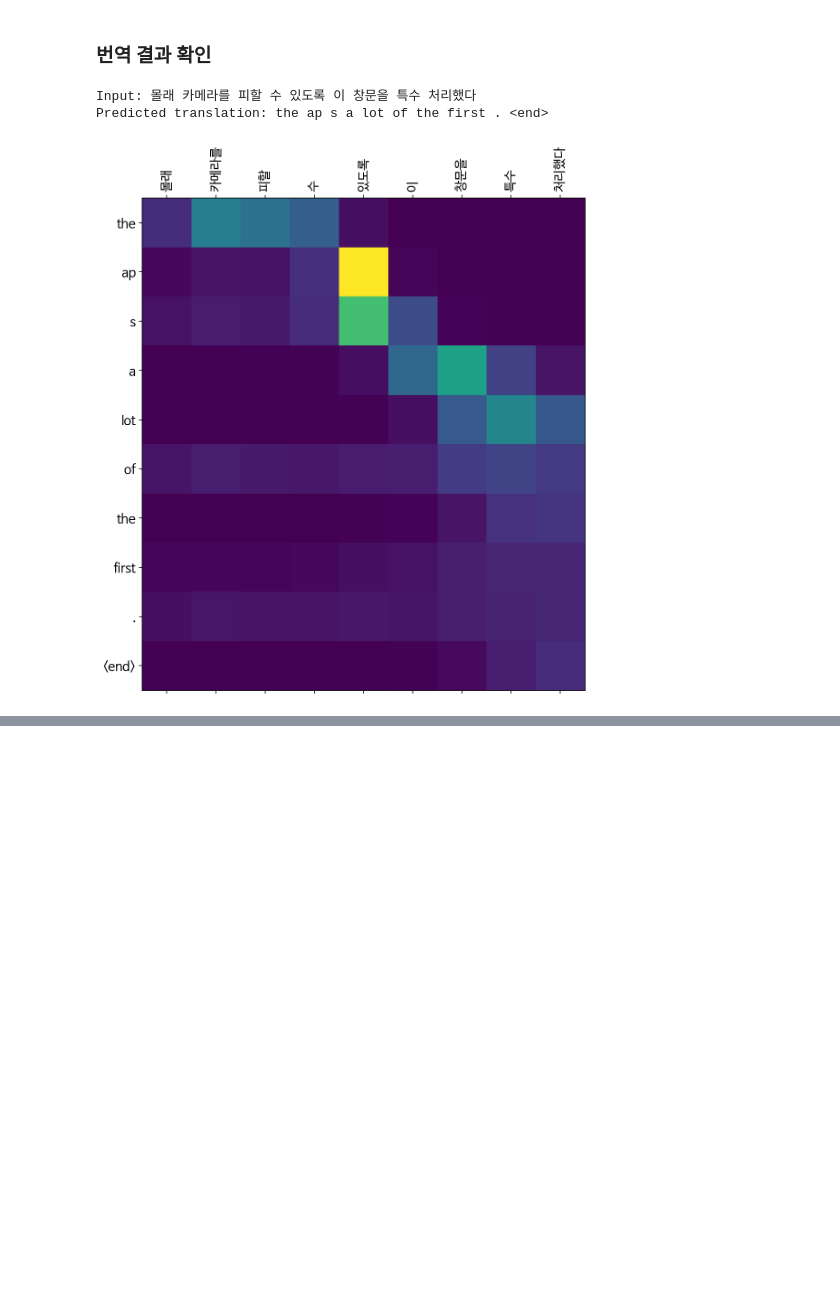
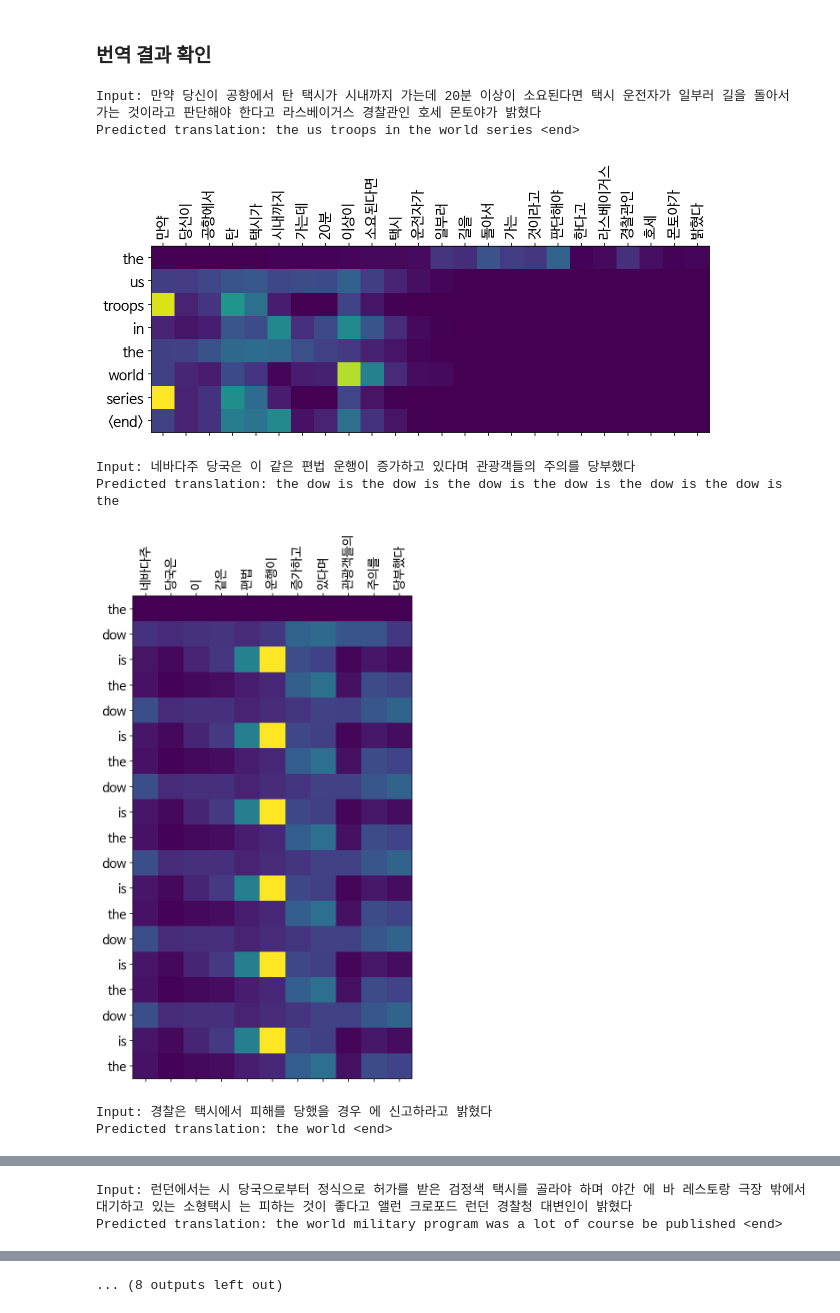
Before and after one commit to Sanghoney96/Aiffel_quest_rs, a Jupyter notebook: GoingDeeper/Quest04/kor_eng_nmt.ipynb, the cells around one changed output, grey strips where cells are left out. Drawn from its saved outputs; the diff is of its cells as text; code cells hidden in the pictures; blank space fills up the shorter version.

```diff
--- a/GoingDeeper/Quest04/kor_eng_nmt.ipynb
+++ b/GoingDeeper/Quest04/kor_eng_nmt.ipynb
@@ -72,12 +72,15 @@ dec_corpus_train = []
 
 for pair in corpus_train:
     kor, eng = pair[0], pair[1]
-    if len(kor) <= 60 and len(eng) <= 60:
-        enc_corpus_train.append(preprocess_kor(kor))
-        dec_corpus_train.append(preprocess_eng(eng))
+    kor_preprocessed = preprocess_kor(kor)
+    eng_preprocessed = preprocess_eng(eng)
 
-print("Korean:", enc_corpus_train[1972])
-print("English:", dec_corpus_train[1972])
+    if len(kor_preprocessed) <= 80 and len(eng_preprocessed) <= 80 and len(kor_preprocessed) > 2 and len(eng_preprocessed) > 2:
+        enc_corpus_train.append(kor_preprocessed)
+        dec_corpus_train.append(eng_preprocessed)
+
+print("Korean:", enc_corpus_train[2345])
+print("English:", dec_corpus_train[2345])
 
 print(len(enc_corpus_train))
 # %% [output]
@@ -99,7 +103,7 @@ print(len(enc_val))
 # %% [markdown]
 ### 모델 설계
 # %%
-BATCH_SIZE = 128
+BATCH_SIZE = 256
 SRC_VOCAB_SIZE = len(enc_tokenizer.index_word) + 1
 TGT_VOCAB_SIZE = len(dec_tokenizer.index_word) + 1
 
@@ -133,7 +137,7 @@ Attention: (128, 60, 1)
 # %% [markdown]
 ### 학습 & 추론
 # %%
-optimizer = tf.keras.optimizers.Adam(0.00005)
+optimizer = tf.keras.optimizers.Adam(0.001)
 # %%
 @tf.function
 def train_step(src, tgt, encoder, decoder, optimizer, dec_tok):
@@ -185,7 +189,7 @@ def eval_step(src, tgt, encoder, decoder, dec_tok):
 
 # Training Process with validation
 
-EPOCHS = 5
+EPOCHS = 15
 
 for epoch in range(EPOCHS):
     total_loss = 0
@@ -227,19 +231,34 @@ for epoch in range(EPOCHS):
 # %% [markdown]
 ### 번역 결과 확인
 # %%
+def mecab_tokenize(sentence):
+    mecab = MeCab.Tagger()
+    # MeCab으로 토큰화한 결과를 공백으로 구분된 단어 리스트로 변환
+    tokens = mecab.parse(sentence).splitlines()
+    tokens = [token.split('\t')[0] for token in tokens if token != '']
+    return tokens
+
 def evaluate(sentence, encoder, decoder):
     attention = np.zeros((dec_train.shape[-1], enc_train.shape[-1]))
 
+    # 한글 전처리 적용
     sentence = preprocess_kor(sentence)
-    inputs = enc_tokenizer.texts_to_sequences([sentence.split()])
+
+    # MeCab으로 토큰화
+    sentence_tokens = mecab_tokenize(sentence)
+
+    # 토큰화된 문장을 숫자 시퀀스로 변환
+    inputs = enc_tokenizer.texts_to_sequences([sentence_tokens])
     inputs = tf.keras.preprocessing.sequence.pad_sequences(inputs,
                                                            maxlen=enc_train.shape[-1],
                                                            padding='post')
 
     result = ''
 
+    # 인코더 처리
     enc_out = encoder(inputs)
 
+    # 디코더 초기 상태 설정
     dec_hidden = enc_out[:, -1]
     dec_input = tf.expand_dims([dec_tokenizer.word_index['<start>']], 0)
 
@@ -251,7 +270,7 @@ def evaluate(sentence, encoder, decoder):
         attention_weights = tf.reshape(attention_weights, (-1,))
         attention[t] = attention_weights.numpy()
 
-        # Ensure to take the argmax for batch_size=1 and handle it correctly for larger batches
+        # 예측된 단어를 선택
         predicted_id = tf.argmax(tf.math.softmax(predictions, axis=-1)[0], axis=-1).numpy()  # Shape: (batch_size,)
         predicted_id = predicted_id[0]
 
@@ -265,34 +284,41 @@ def evaluate(sentence, encoder, decoder):
     return result, sentence, attention
 
 
 def plot_attention(attention, sentence, predicted_sentence):
     fig = plt.figure(figsize=(10,10))
     ax = fig.add_subplot(1, 1, 1)
     ax.matshow(attention, cmap='viridis')
 
     fontdict = {'fontsize': 14}
 
     ax.set_xticklabels([''] + sentence, fontdict=fontdict, rotation=90)
 
     ax.set_yticklabels([''] + predicted_sentence, fontdict=fontdict)
 
     ax.xaxis.set_major_locator(ticker.MultipleLocator(1))
     ax.yaxis.set_major_locator(ticker.MultipleLocator(1))
 
     plt.show()
 
 
 def translate(sentence, encoder, decoder):
     result, sentence, attention = evaluate(sentence, encoder, decoder)
 
     print('Input: %s' % (sentence))
     print('Predicted translation: {}'.format(result))
 
     attention = attention[:len(result.split()), :len(sentence.split())]
     plot_attention(attention, sentence.split(), result.split(' '))
 
-translate("몰래 카메라를 피할 수 있도록 이 창문을 특수 처리했다", encoder, decoder)
+
+for text in src_test[800:810]:
+    translate(text, encoder, decoder)
 # %% [output]
-Input: 몰래 카메라를 피할 수 있도록 이 창문을 특수 처리했다
-Predicted translation: the ap s a lot of the first . <end>
+Input: 만약 당신이 공항에서 탄 택시가 시내까지 가는데 20분 이상이 소요된다면 택시 운전자가 일부러 길을 돌아서 가는 것이라고 판단해야 한다고 라스베이거스 경찰관인 호세 몬토야가 밝혔다
+Predicted translation: the us troops in the world series <end>
-[figure, old version]
+[figure, new version]
+Input: 네바다주 당국은 이 같은 편법 운행이 증가하고 있다며 관광객들의 주의를 당부했다
+Predicted translation: the dow is the dow is the dow is the dow is the dow is the dow is the
+[figure, added]
+Input: 경찰은 택시에서 피해를 당했을 경우 에 신고하라고 밝혔다
+Predicted translation: the world <end>
@@ -298,0 +326,2 @@ Predicted translation: the ap s a lot of the first . <end>
+Input: 런던에서는 시 당국으로부터 정식으로 허가를 받은 검정색 택시를 골라야 하며 야간 에 바 레스토랑 극장 밖에서 대기하고 있는 소형택시 는 피하는 것이 좋다고 앨런 크로포드 런던 경찰청 대변인이 밝혔다
+Predicted translation: the world military program was a lot of course be published <end>
@@ -299 +335,2 @@ Predicted translation: the ap s a lot of the first . <end>
+... (8 outputs left out)
 # %% [markdown]
```
Also changed, not shown: parts of 10 cells of this notebook, 2 other files.
